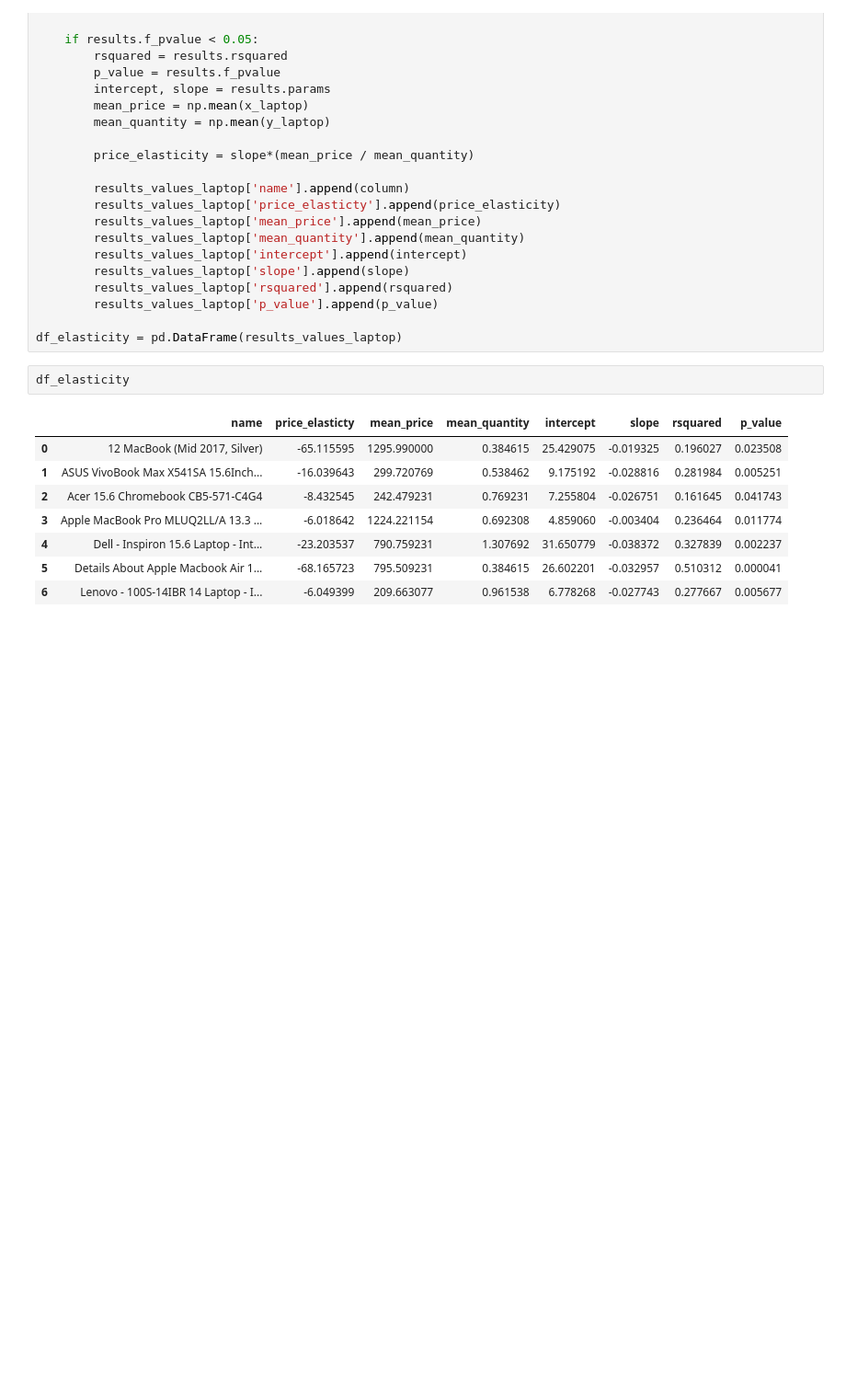
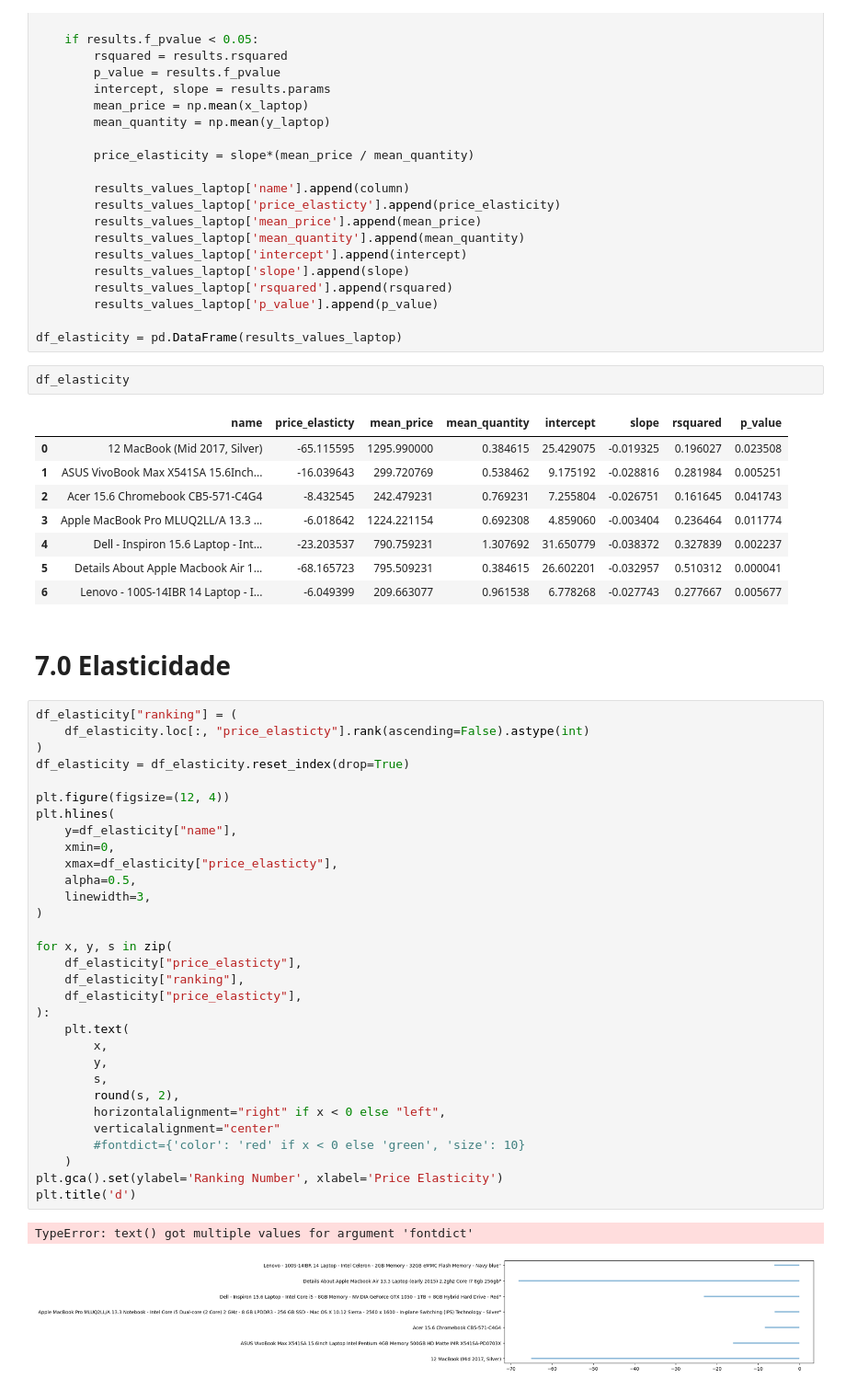
Before and after one commit to douglasaturnino/elasticidade-de-preco, a Jupyter notebook: notebook/elasticidade.ipynb, the cells around one changed output. Shown at 92% size. Saved outputs shown, nothing was run; the diff lists cells and outputs as text; blank space fills up the shorter version.

Commit message:
feat: Finalizado a sessão Elasticidade

```diff
--- a/notebook/elasticidade.ipynb
+++ b/notebook/elasticidade.ipynb
@@ -943,3 +943,39 @@ df_elasticity
 | 4 | Dell - Inspiron 15.6 Laptop - Int... | -23.203537 | 790.759231 | 1.307692 | 31.650779 | -0.038372 | 0.327839 | 0.002237 |
 | 5 | Details About Apple Macbook Air 1... | -68.165723 | 795.509231 | 0.384615 | 26.602201 | -0.032957 | 0.510312 | 0.000041 |
 | 6 | Lenovo - 100S-14IBR 14 Laptop - I... | -6.049399 | 209.663077 | 0.961538 | 6.778268 | -0.027743 | 0.277667 | 0.005677 |
+# %% [markdown]
+# 7.0 Elasticidade
+# %%
+df_elasticity["ranking"] = (
+    df_elasticity.loc[:, "price_elasticty"].rank(ascending=False).astype(int)
+)
+df_elasticity = df_elasticity.reset_index(drop=True)
+
+plt.figure(figsize=(12, 4))
+plt.hlines(
+    y=df_elasticity["name"],
+    xmin=0,
+    xmax=df_elasticity["price_elasticty"],
+    alpha=0.5,
+    linewidth=3,
+)
+
+for x, y, s in zip(
+    df_elasticity["price_elasticty"],
+    df_elasticity["ranking"],
+    df_elasticity["price_elasticty"],
+):
+    plt.text(
+        x,
+        y,
+        s,
+        round(s, 2),
+        horizontalalignment="right" if x < 0 else "left",
+        verticalalignment="center"
+        #fontdict={'color': 'red' if x < 0 else 'green', 'size': 10}
+    )
+plt.gca().set(ylabel='Ranking Number', xlabel='Price Elasticity')
+plt.title('d')
+# %% [output]
+TypeError: text() got multiple values for argument 'fontdict'
+[figure, added]
```
